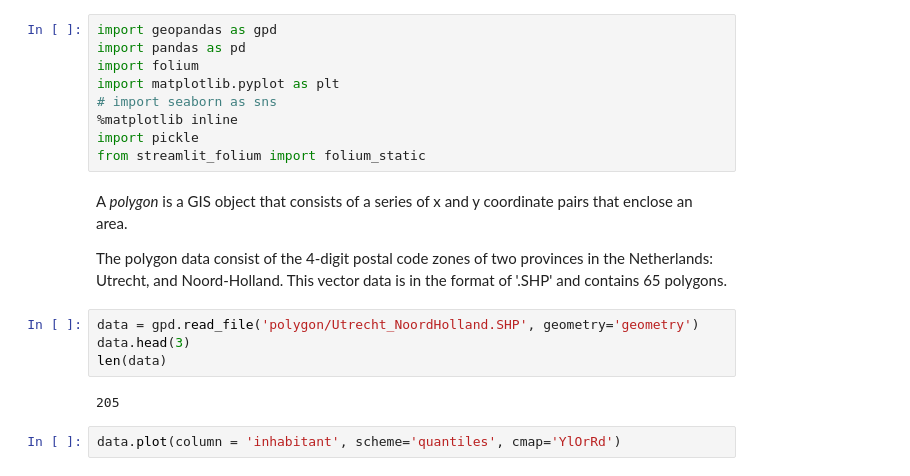
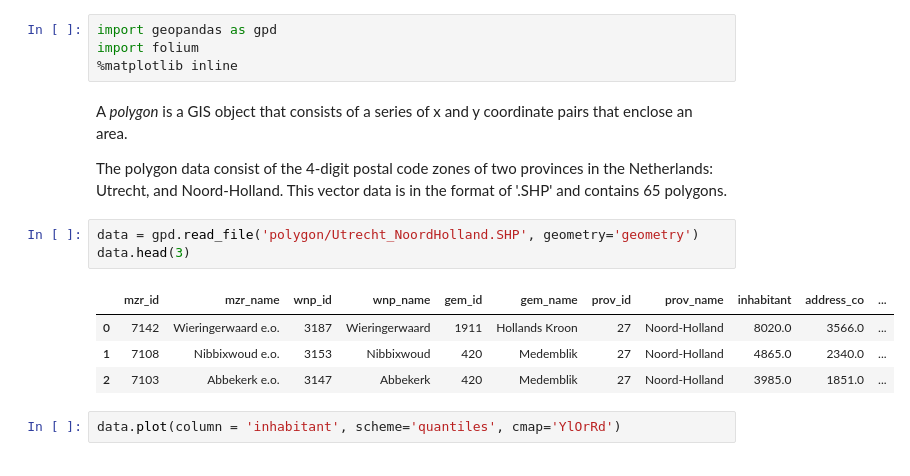
Before and after one commit to Panchamy/EO-Notebooks, a Jupyter notebook: polygon.ipynb, the cells around one changed output. Cells and saved outputs as stored; diff of their text form.

```diff
--- a/polygon.ipynb
+++ b/polygon.ipynb
@@ -1,12 +1,7 @@
 # %%
 import geopandas as gpd
-import pandas as pd
 import folium
-import matplotlib.pyplot as plt
-# import seaborn as sns
 %matplotlib inline
-import pickle
-from streamlit_folium import folium_static
 # %% [markdown]
 A _polygon_ is a GIS object  that consists of a series of x and y coordinate pairs that enclose an area.
 
@@ -14,9 +9,11 @@ The polygon data consist of the 4-digit postal code zones of two provinces in th
 # %%
 data = gpd.read_file('polygon/Utrecht_NoordHolland.SHP', geometry='geometry')
 data.head(3)
-len(data)
 # %% [output]
-205
+|  | mzr_id | mzr_name | wnp_id | wnp_name | gem_id | gem_name | prov_id | prov_name | inhabitant | address_co | ... |
+| 0 | 7142 | Wieringerwaard e.o. | 3187 | Wieringerwaard | 1911 | Hollands Kroon | 27 | Noord-Holland | 8020.0 | 3566.0 | ... |
+| 1 | 7108 | Nibbixwoud e.o. | 3153 | Nibbixwoud | 420 | Medemblik | 27 | Noord-Holland | 4865.0 | 2340.0 | ... |
+| 2 | 7103 | Abbekerk e.o. | 3147 | Abbekerk | 420 | Medemblik | 27 | Noord-Holland | 3985.0 | 1851.0 | ... |
 # %%
 data.plot(column = 'inhabitant', scheme='quantiles', cmap='YlOrRd')
 # %% [output]
```
Also changed, not shown: parts of 4 cells of this notebook, 1 other file.
